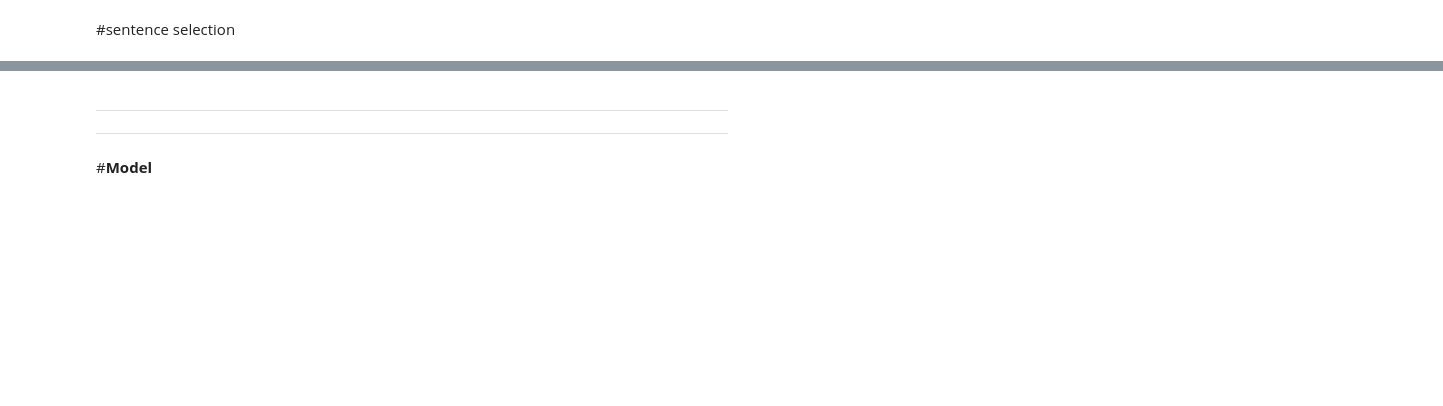
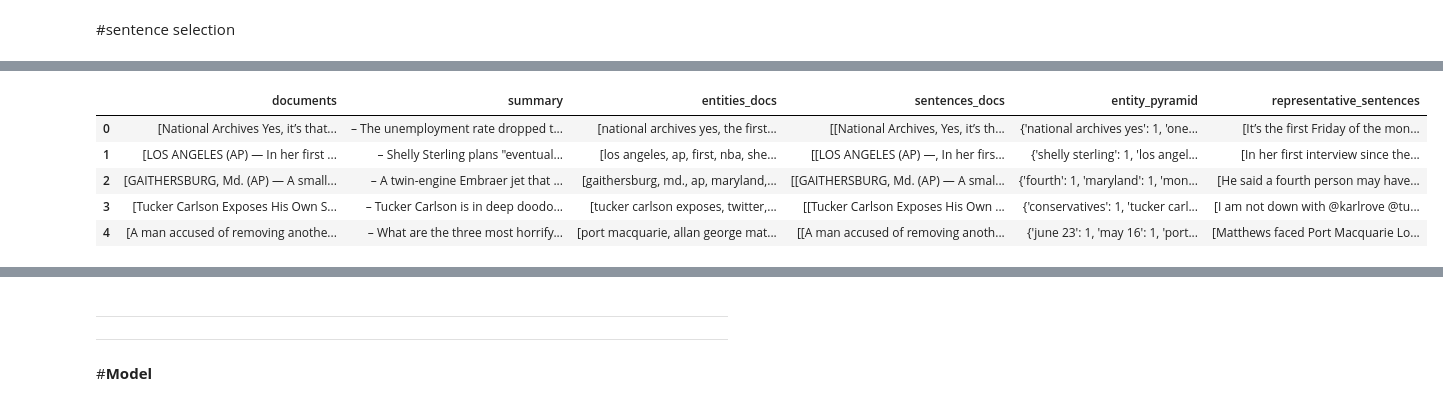
Before and after one commit to bhar-gav/MDS-COLAB, a Jupyter notebook: FID_entity_pyramid_based.ipynb, the cells around one changed output, grey strips where cells are left out. Saved outputs shown, nothing was run; the diff lists cells and outputs as text; code cells hidden in the pictures; blank space fills up the shorter version.

```diff
--- a/FID_entity_pyramid_based.ipynb
+++ b/FID_entity_pyramid_based.ipynb
@@ -281,0 +415,19 @@ dtype: object
+# %%
+import re
+
+def extract_quoted_entities(entity_lists):
+    try:
+
+        all_chars = ''.join(str(char) for sublist in entity_lists for char in sublist)
+
+        entities = re.findall(r'["\'](.*?)["\']', all_chars)
+
+        return [e.strip() for e in entities if e.strip()]
+    except Exception as e:
+        print(f"Error processing {entity_lists}: {e}")
+        return []
+
+df['entities_docs'] = df['entities_docs'].apply(extract_quoted_entities)
+
+
+df.head()
@@ -281,0 +546,69 @@ dtype: object
+# %%
+from rouge_score import rouge_scorer
+from collections import defaultdict
+import pandas as pd
+
+
+
+
+scorer = rouge_scorer.RougeScorer(['rougeL'], use_stemmer=True)
+
+def is_valid_sentence(sentence):
+    return isinstance(sentence, str) and len(sentence.strip()) > 3 and sentence.strip()[0].isupper()
+
+def select_representative_sentences(sentences_docs, entity_pyramid, max_sentences=40):
+    selected_sentences = []
+    seen_sentences = set()
+
+
+    num_docs = len(sentences_docs)
+    min_freq = 1 if num_docs == 1 else 2
+
+
+    filtered_entities = {e: f for e, f in entity_pyramid.items() if f >= min_freq}
+    sorted_entities = sorted(filtered_entities.items(), key=lambda x: x[1], reverse=True)
+
+    for entity, _ in sorted_entities:
+        for doc_idx, document in enumerate(sentences_docs):
+            for sent in document:
+                if not is_valid_sentence(sent):
+                    continue
+                normalized_sent = sent.lower().strip()
+                if entity.lower() in normalized_sent and normalized_sent not in seen_sentences:
+                    score_sum = 0
+                    for other_idx, other_doc in enumerate(sentences_docs):
+                        if other_idx != doc_idx:
+                            for other_sent in other_doc:
+                                if is_valid_sentence(other_sent):
+                                    score = scorer.score(sent, other_sent)['rougeL'].fmeasure
+                                    score_sum += score
+                    selected_sentences.append((sent, score_sum))
+                    seen_sentences.add(normalized_sent)
+                    if len(selected_sentences) >= max_sentences:
+                        break
+            if len(selected_sentences) >= max_sentences:
+                break
+        if len(selected_sentences) >= max_sentences:
+            break
+
+
+    selected_sentences = sorted(selected_sentences, key=lambda x: x[1], reverse=True)
+    return [s[0] for s in selected_sentences[:max_sentences]]
+
+
+def process_all_clusters(df):
+    representative_sentences_per_cluster = []
+
+    for i, row in df.iterrows():
+        print(f"Processing cluster {i}...")
+        sentences_docs = row['sentences_docs']
+        entity_pyramid = row['entity_pyramid']
+        reps = select_representative_sentences(sentences_docs, entity_pyramid)
+        representative_sentences_per_cluster.append(reps)
+
+    df['representative_sentences'] = representative_sentences_per_cluster
+    return df
+
+df_updated = process_all_clusters(df)
+df_updated.head()
+# %% [output]
@@ -281,0 +632,6 @@ dtype: object
+|  | documents | summary | entities_docs | sentences_docs | entity_pyramid | representative_sentences |
+| 0 | [National Archives Yes, it’s that... | – The unemployment rate dropped t... | [national archives yes, the first... | [[National Archives, Yes, it’s th... | {'national archives yes': 1, 'one... | [It’s the first Friday of the mon... |
+| 1 | [LOS ANGELES (AP) — In her first ... | – Shelly Sterling plans "eventual... | [los angeles, ap, first, nba, she... | [[LOS ANGELES (AP) —, In her firs... | {'shelly sterling': 1, 'los angel... | [In her first interview since the... |
+| 2 | [GAITHERSBURG, Md. (AP) — A small... | – A twin-engine Embraer jet that ... | [gaithersburg, md., ap, maryland,... | [[GAITHERSBURG, Md. (AP) — A smal... | {'fourth': 1, 'maryland': 1, 'mon... | [He said a fourth person may have... |
+| 3 | [Tucker Carlson Exposes His Own S... | – Tucker Carlson is in deep doodo... | [tucker carlson exposes, twitter,... | [[Tucker Carlson Exposes His Own ... | {'conservatives': 1, 'tucker carl... | [I am not down with @karlrove @tu... |
+| 4 | [A man accused of removing anothe... | – What are the three most horrify... | [port macquarie, allan george mat... | [[A man accused of removing anoth... | {'june 23': 1, 'may 16': 1, 'port... | [Matthews faced Port Macquarie Lo... |
```
Also changed, not shown: parts of 64 cells of this notebook.
